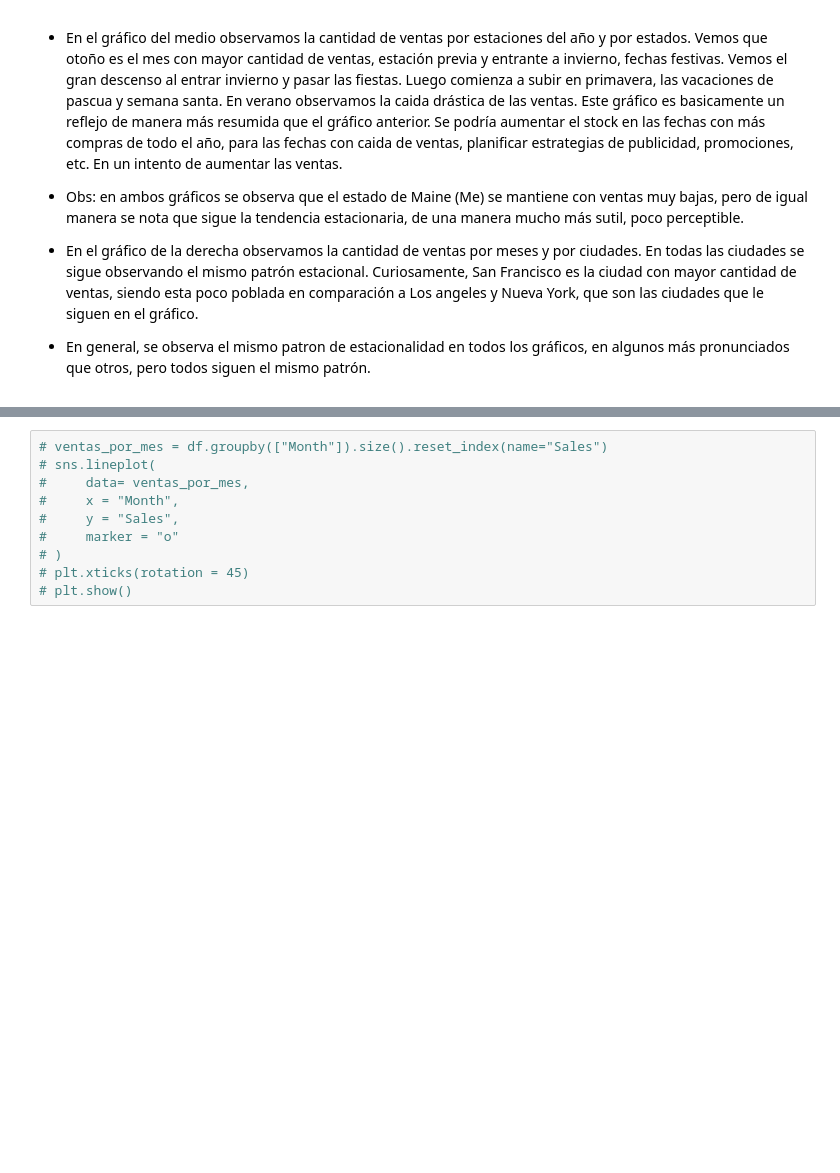
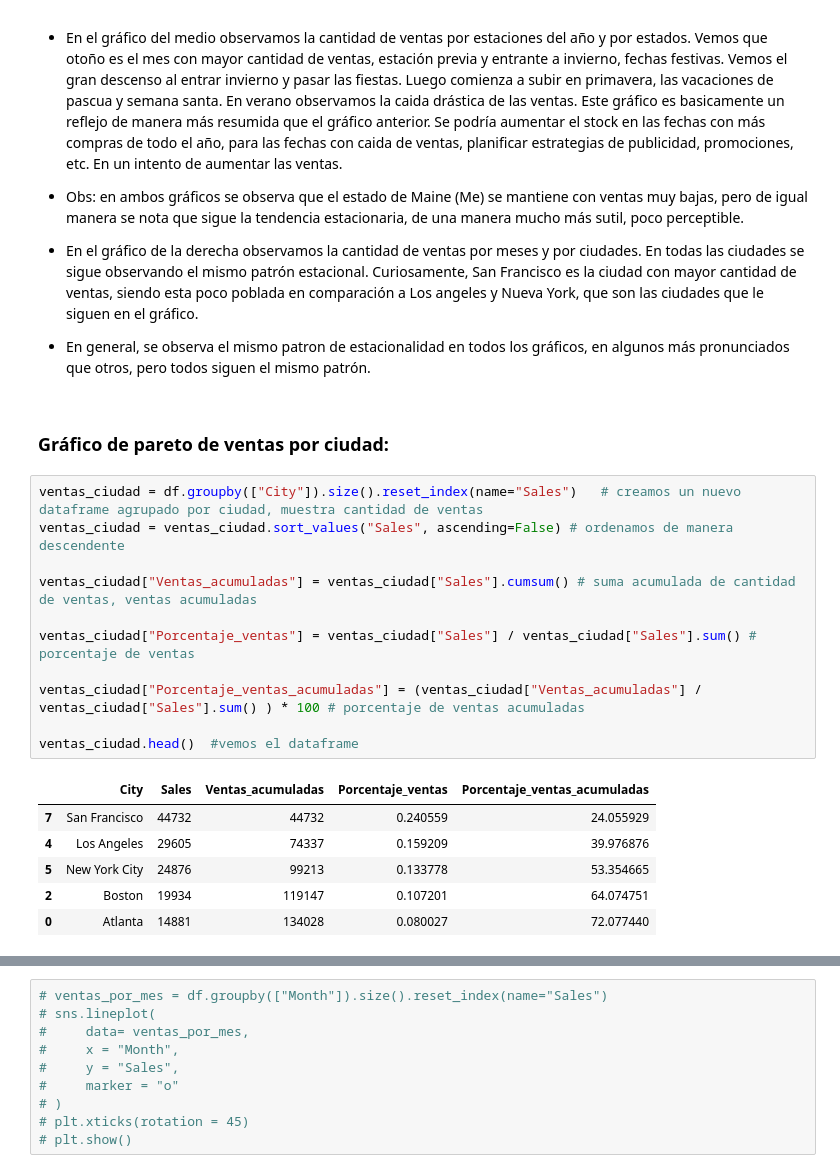
Before and after one commit to diegoGam1/Analisis_exploratorio_ventas, a Jupyter notebook: src/Analisis.ipynb, the cells around one changed output, grey strips where cells are left out. Saved outputs shown, nothing was run; the diff lists cells and outputs as text; blank space fills up the shorter version.

```diff
--- a/src/Analisis.ipynb
+++ b/src/Analisis.ipynb
@@ -323,3 +323,23 @@ plt.show()
 - En el gráfico de la derecha observamos la cantidad de ventas por meses y por ciudades. En todas las ciudades se sigue observando el mismo patrón estacional. Curiosamente, San Francisco es la ciudad con mayor cantidad de ventas, siendo esta poco poblada en comparación a Los angeles y Nueva York, que son las ciudades que le siguen en el gráfico.
 
 - En general, se observa el mismo patron de estacionalidad en todos los gráficos, en algunos más pronunciados que otros, pero todos siguen el mismo patrón.
+# %% [markdown]
+### Gráfico de pareto de ventas por ciudad:
+# %%
+ventas_ciudad = df.groupby(["City"]).size().reset_index(name="Sales")   # creamos un nuevo dataframe agrupado por ciudad, muestra cantidad de ventas
+ventas_ciudad = ventas_ciudad.sort_values("Sales", ascending=False) # ordenamos de manera descendente
+
+ventas_ciudad["Ventas_acumuladas"] = ventas_ciudad["Sales"].cumsum() # suma acumulada de cantidad de ventas, ventas acumuladas
+
+ventas_ciudad["Porcentaje_ventas"] = ventas_ciudad["Sales"] / ventas_ciudad["Sales"].sum() # porcentaje de ventas
+
+ventas_ciudad["Porcentaje_ventas_acumuladas"] = (ventas_ciudad["Ventas_acumuladas"] / ventas_ciudad["Sales"].sum() ) * 100 # porcentaje de ventas acumuladas
+
+ventas_ciudad.head()  #vemos el dataframe
+# %% [output]
+|  | City | Sales | Ventas_acumuladas | Porcentaje_ventas | Porcentaje_ventas_acumuladas |
+| 7 | San Francisco | 44732 | 44732 | 0.240559 | 24.055929 |
+| 4 | Los Angeles | 29605 | 74337 | 0.159209 | 39.976876 |
+| 5 | New York City | 24876 | 99213 | 0.133778 | 53.354665 |
+| 2 | Boston | 19934 | 119147 | 0.107201 | 64.074751 |
+| 0 | Atlanta | 14881 | 134028 | 0.080027 | 72.077440 |
```
Also changed, not shown: parts of 11 cells of this notebook.
